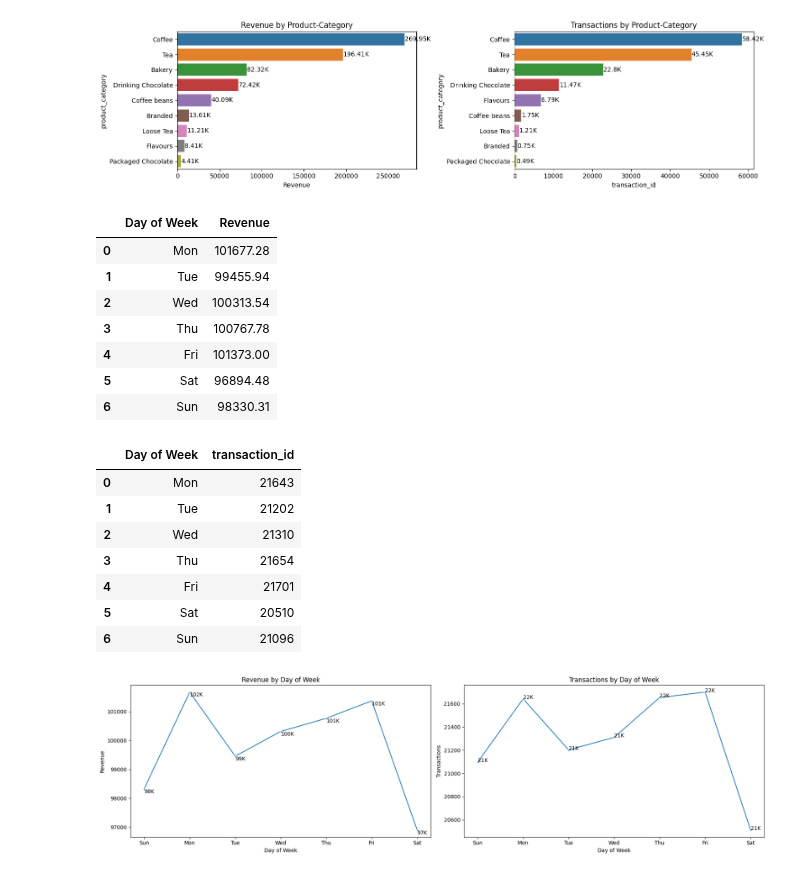
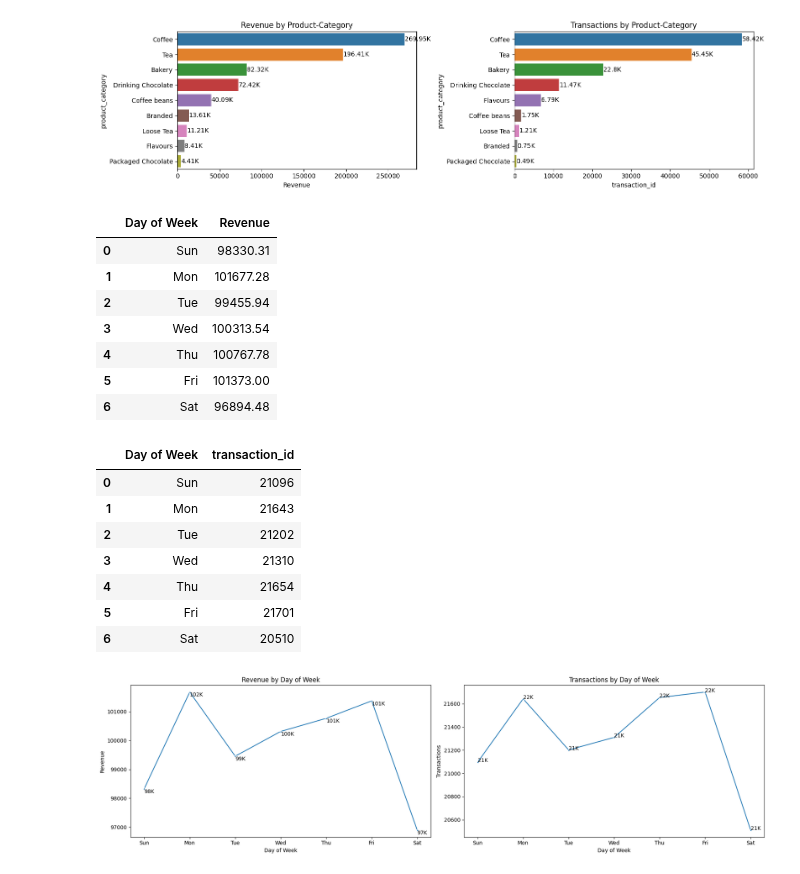
Before and after one commit to Akshay-Paunikar/Maven_Analytics_Challenges, a Jupyter notebook: Projects/Coffee_Shop_Sales/Coffee_Shop_Sales.ipynb, the cells around one changed output. Drawn from its saved outputs; the diff is of its cells as text; code cells hidden in the pictures.

Commit message:
Coffee Shop Sales - Revenue and Transactions by day of week

```diff
--- a/Projects/Coffee_Shop_Sales/Coffee_Shop_Sales.ipynb
+++ b/Projects/Coffee_Shop_Sales/Coffee_Shop_Sales.ipynb
@@ -287,30 +287,30 @@ plt.show()
 [figure]
 # %%
 # Revenue by Day of Week
-day_rev = data.groupby(['Day of Week'])['Revenue'].sum().reindex(index=['Mon', 'Tue', 'Wed', 'Thu', 'Fri', 'Sat', 'Sun']).reset_index()
+day_rev = data.groupby(['Day of Week'])['Revenue'].sum().reindex(index=['Sun','Mon','Tue','Wed','Thu','Fri','Sat']).reset_index()
 day_rev
 # %% [output]
 |  | Day of Week | Revenue |
-| 0 | Mon | 101677.28 |
-| 1 | Tue | 99455.94 |
-| 2 | Wed | 100313.54 |
-| 3 | Thu | 100767.78 |
-| 4 | Fri | 101373.00 |
-| 5 | Sat | 96894.48 |
-| 6 | Sun | 98330.31 |
+| 0 | Sun | 98330.31 |
+| 1 | Mon | 101677.28 |
+| 2 | Tue | 99455.94 |
+| 3 | Wed | 100313.54 |
+| 4 | Thu | 100767.78 |
+| 5 | Fri | 101373.00 |
+| 6 | Sat | 96894.48 |
 # %%
 # Transactions by Day of Week
-day_tran = data.groupby(['Day of Week'])['transaction_id'].count().reindex(index=['Mon', 'Tue', 'Wed', 'Thu', 'Fri', 'Sat', 'Sun']).reset_index()
+day_tran = data.groupby(['Day of Week'])['transaction_id'].count().reindex(index=['Sun','Mon','Tue','Wed','Thu','Fri','Sat']).reset_index()
 day_tran
 # %% [output]
 |  | Day of Week | transaction_id |
-| 0 | Mon | 21643 |
-| 1 | Tue | 21202 |
-| 2 | Wed | 21310 |
-| 3 | Thu | 21654 |
-| 4 | Fri | 21701 |
-| 5 | Sat | 20510 |
-| 6 | Sun | 21096 |
+| 0 | Sun | 21096 |
+| 1 | Mon | 21643 |
+| 2 | Tue | 21202 |
+| 3 | Wed | 21310 |
+| 4 | Thu | 21654 |
+| 5 | Fri | 21701 |
+| 6 | Sat | 20510 |
 # %%
 plt.figure(figsize=(18,5))
 
```
